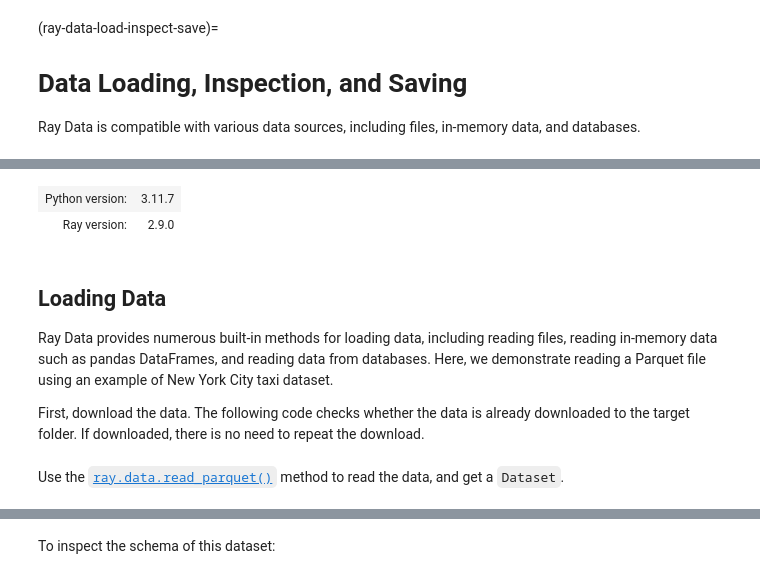
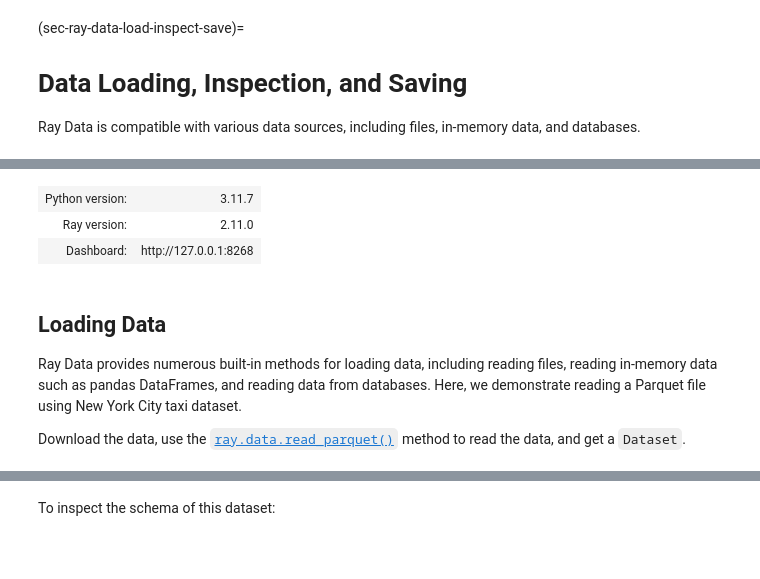
Before and after one commit to godaai/scale-py, a Jupyter notebook: ch-ray-data/data-load-inspect-save.ipynb, the cells around one changed output, grey strips where cells are left out. Saved outputs shown, nothing was run; the diff lists cells and outputs as text; code cells hidden in the pictures; blank space fills up the shorter version.

```diff
--- a/ch-ray-data/data-load-inspect-save.ipynb
+++ b/ch-ray-data/data-load-inspect-save.ipynb
@@ -1,13 +1,16 @@
 # %% [markdown]
-(ray-data-load-inspect-save)=
+(sec-ray-data-load-inspect-save)=
 # Data Loading, Inspection, and Saving
 
 Ray Data is compatible with various data sources, including files, in-memory data, and databases.
 # %%
 import os
 import shutil
-import urllib.request
 from pathlib import Path
+
+import sys
+sys.path.append("..")
+from datasets import nyc_taxi
 
 import ray
 
@@ -20,8 +23,9 @@ ray.init()
 | Python version: | 3.11.7 |
-| Ray version: | 2.9.0 |
+| Ray version: | 2.11.0 |
+| Dashboard: | http://127.0.0.1:8268 |
 # %% [markdown]
 ## Loading Data
 
-Ray Data provides numerous built-in methods for loading data, including reading files, reading in-memory data such as pandas DataFrames, and reading data from databases. Here, we demonstrate reading a Parquet file using an example of New York City taxi dataset.
+Ray Data provides numerous built-in methods for loading data, including reading files, reading in-memory data such as pandas DataFrames, and reading data from databases. Here, we demonstrate reading a Parquet file using New York City taxi dataset.
 
-First, download the data. The following code checks whether the data is already downloaded to the target folder. If downloaded, there is no need to repeat the download.
+Download the data, use the [`ray.data.read_parquet()`](https://docs.ray.io/en/latest/data/api/doc/ray.data.read_parquet.html) method to read the data, and get a `Dataset`.
@@ -37,2 +31,0 @@ if not os.path.exists(folder_path):
-# %% [markdown]
-Use the [`ray.data.read_parquet()`](https://docs.ray.io/en/latest/data/api/doc/ray.data.read_parquet.html) method to read the data, and get a `Dataset`.
```
Also changed, not shown: parts of 20 cells of this notebook, 27 other files.
